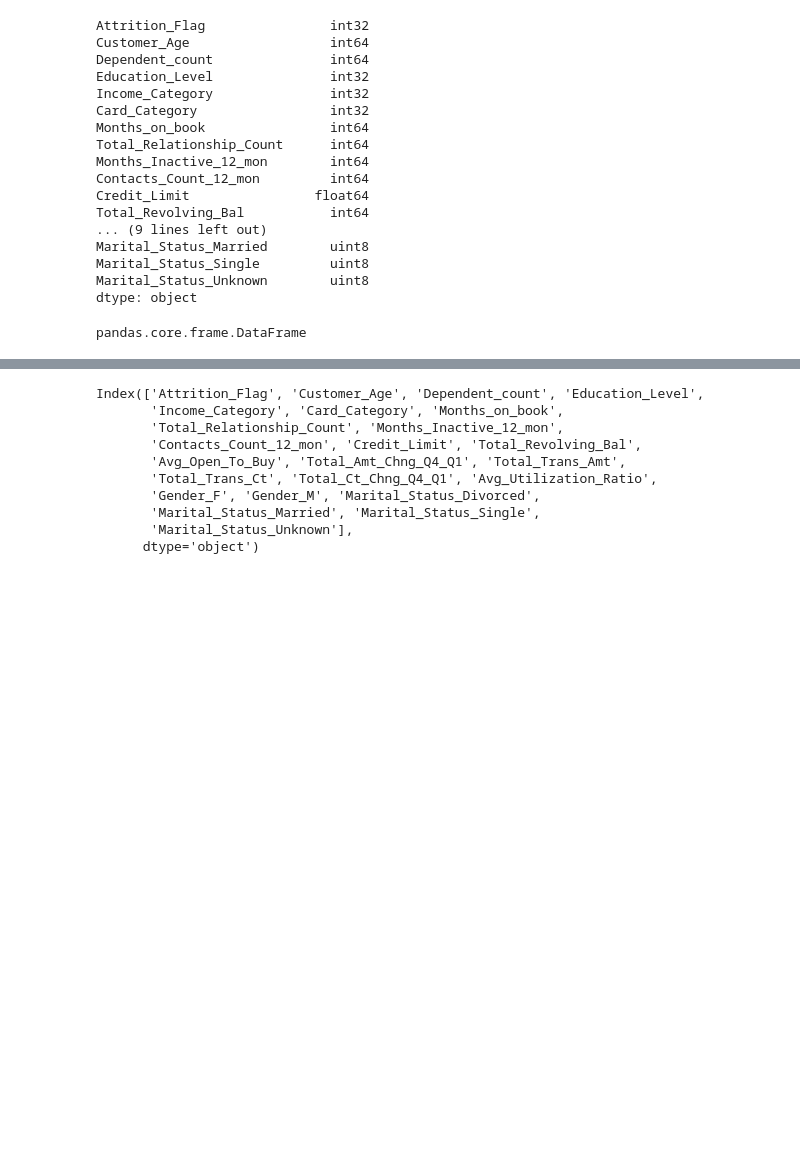
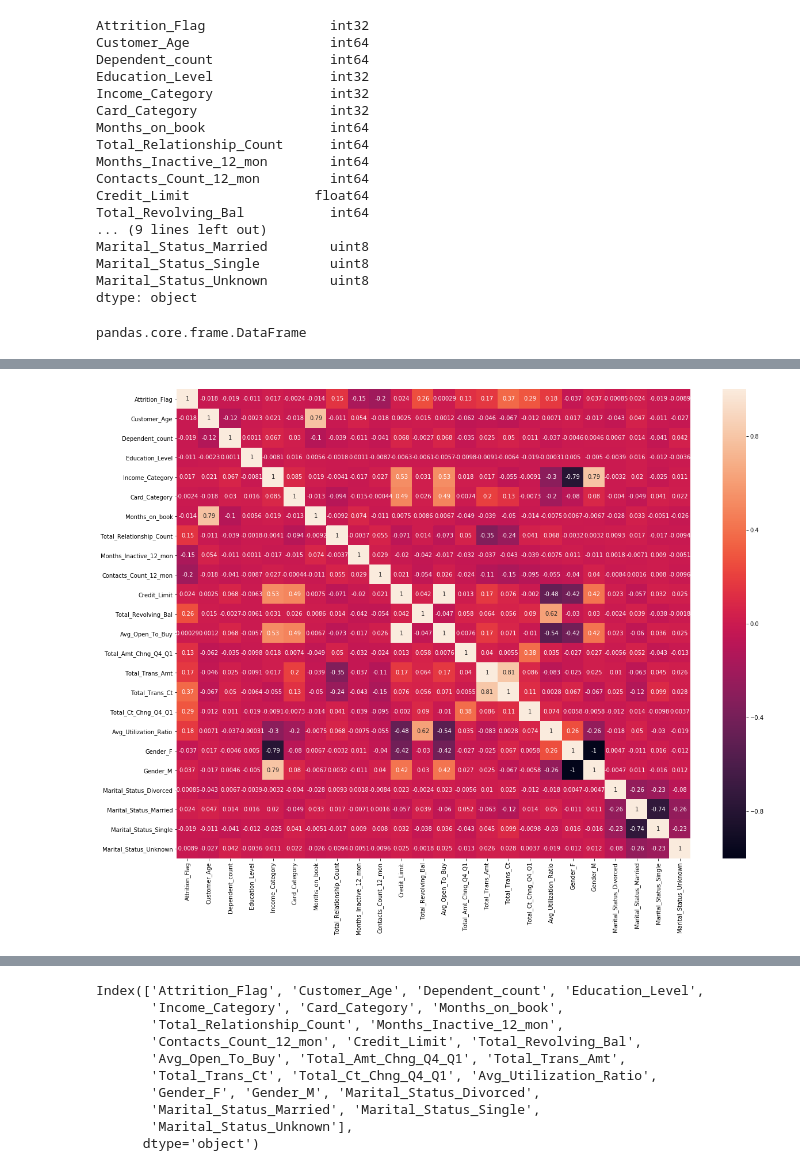
Before and after one commit to alperdem1rel/ml-examples, a Jupyter notebook: predict-churn-example.ipynb, the cells around one changed output, grey strips where cells are left out. Saved outputs shown, nothing was run; the diff lists cells and outputs as text; code cells hidden in the pictures; blank space fills up the shorter version.

```diff
--- a/predict-churn-example.ipynb
+++ b/predict-churn-example.ipynb
@@ -319,3 +335,6 @@ dtype: object
 type(churn_df)
 # %% [output]
 pandas.core.frame.DataFrame
+# %%
+churn_corr = churn_df.corr()
+churn_corr
@@ -321,0 +360,7 @@ pandas.core.frame.DataFrame
+# %%
+import seaborn as sns
+
+plt.subplots(figsize=(20,15))
+ax = sns.heatmap(churn_corr, annot=True,)
+# %% [output]
+[figure, added]
```
Also changed, not shown: parts of 36 cells of this notebook, 1 other file.
